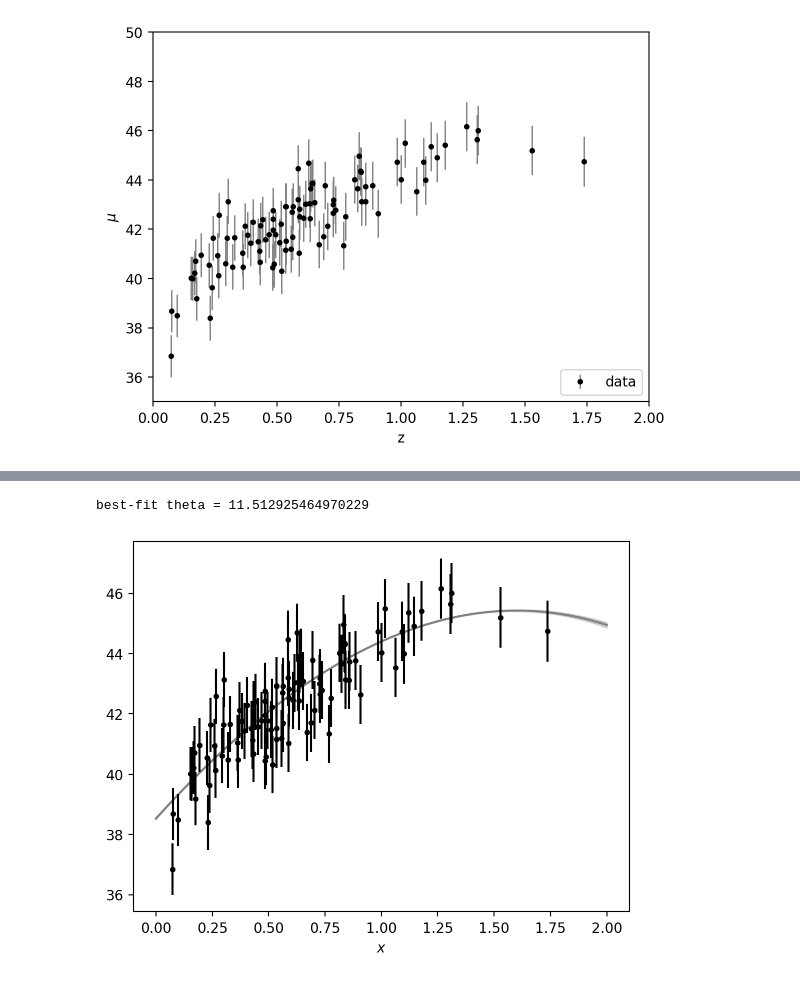
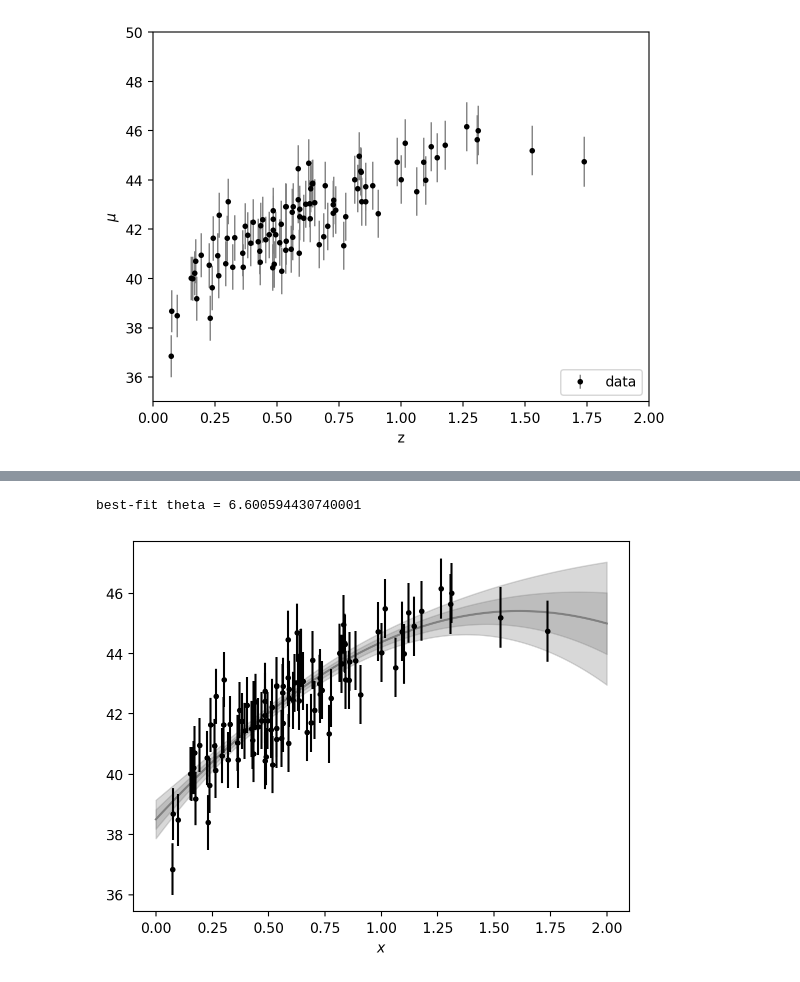
Before and after one commit to EdoSanto/astrostatistics_bicocca_2024, a Jupyter notebook: working/Supernova distances and redshifts (part 2).ipynb, the cells around one changed output, grey strips where cells are left out. Drawn from its saved outputs; the diff is of its cells as text; code cells hidden in the pictures.

```diff
--- a/working/Supernova distances and redshifts (part 2).ipynb
+++ b/working/Supernova distances and redshifts (part 2).ipynb
@@ -19,0 +26,34 @@ plt.ylim(35,50)
+# %%
+length = np.linspace(0.1, 10, 20)
+
+training_err = np.zeros(length.shape)
+crossval_err = np.zeros(length.shape)
+
+fig = plt.figure(figsize=(8, 8))
+for i, l in enumerate(length):
+
+
+    kernel = 1.0 * kernels.RBF(l, 'fixed')
+    gpr = GaussianProcessRegressor(kernel=kernel,
+                               alpha=(dmu[0:len(mu_train)] / mu_train) ** 2,
+                               random_state=42)
+
+    gpr.fit(z_train.reshape(-1,1),  mu_train)
+
+    y_train = gpr.predict(z_train.reshape(-1,1))
+    y_cv = gpr.predict(z_cv.reshape(-1,1))
+
+    training_err[i] = np.sqrt(np.sum((mu_train - y_train) ** 2)  / len(mu_train))
+    crossval_err[i] = np.sqrt(np.sum((mu_cv - y_cv) ** 2) / len(mu_cv))
+
+ax = fig.add_subplot(211)
+ax.plot(length, crossval_err, '--k', label='cross-validation')
+ax.plot(length, training_err, '-k', label='training')
+
+ax.set_xlabel('length param')
+ax.set_ylabel('rms error')
+ax.legend(loc=2)
+
+plt.show()
+
+best_l = length[np.argmin(crossval_err)]
@@ -20,12 +62,9 @@ plt.ylim(35,50)
 # %%
-from sklearn.gaussian_process import GaussianProcessRegressor, kernels
-from scipy.optimize import fmin_cobyla
-
 x = np.linspace(0,2,100)
 
-kernel = 1.0 * kernels.RBF(11, 'fixed')
+kernel = 1.0 * kernels.RBF(best_l, 'fixed')
 gpr = GaussianProcessRegressor(kernel=kernel,
-                               alpha=(dmu / mu_sample) ** 2,
+                               alpha=dmu**2,
                                random_state=0)
 gpr.fit(z_sample.reshape(-1,1), mu_sample)
 f, f_err = gpr.predict(x.reshape(-1,1),
@@ -34,16 +73,19 @@ f, f_err = gpr.predict(x.reshape(-1,1),
 # we have fit for the `h` parameter: print the result here:
 print("best-fit theta =", gpr.kernel_.theta[0])
 # %% [output]
-best-fit theta = 11.512925464970229
+best-fit theta = 6.600594430740001
 # %%
 plt.plot(x, f, '-', color='gray')
 plt.fill_between(x, f - 2 * f_err, f + 2 * f_err,
+                color='gray', alpha=0.3)
+
+plt.fill_between(x, f - f_err, f + f_err,
                 color='gray', alpha=0.3)
 
 plt.errorbar(z_sample, mu_sample, dmu, fmt='.k', ms=6)
 
 plt.xlabel('$x$')
 
 plt.show()
 # %% [output]
-[figure, old version]
+[figure, new version]
```
Also changed, not shown: parts of 2 cells of this notebook, 1 other file.
